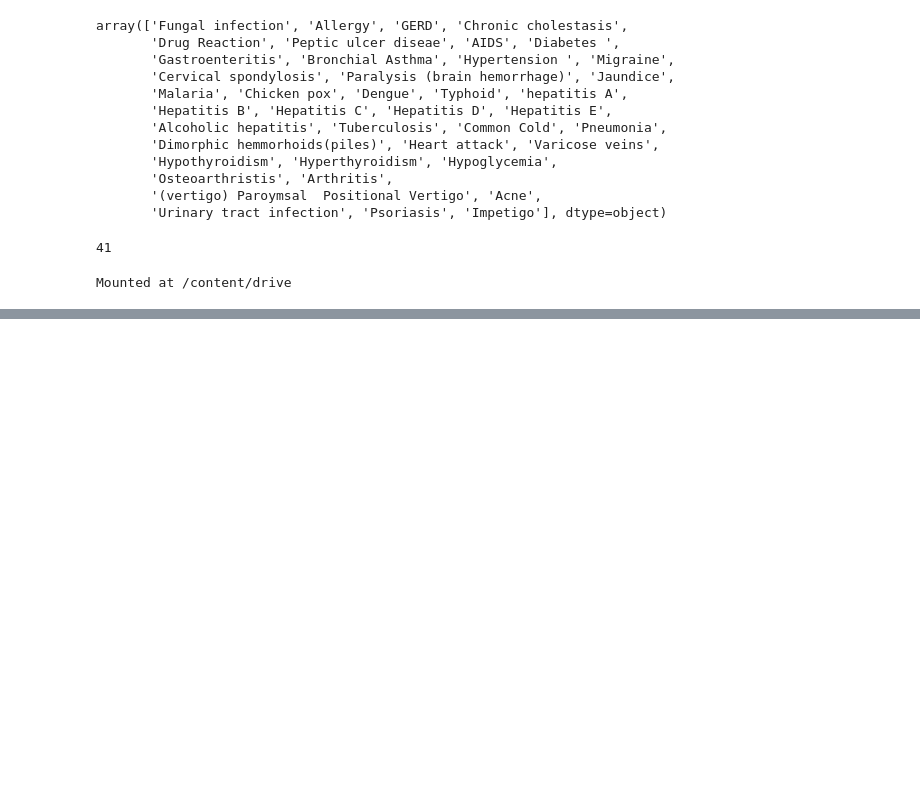
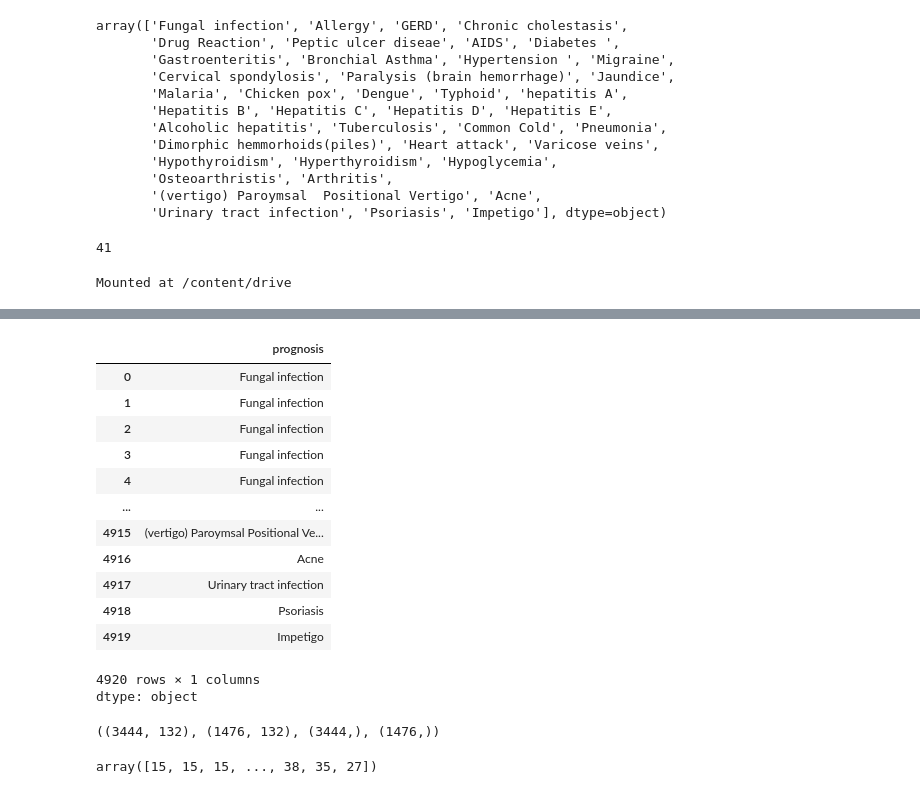
Before and after one commit to Yami6575/AI_Doctor, a Jupyter notebook: Machine_Learning_project.ipynb, the cells around one changed output, grey strips where cells are left out. Saved outputs shown, nothing was run; the diff lists cells and outputs as text; code cells hidden in the pictures; blank space fills up the shorter version.

```diff
--- a/Machine_Learning_project.ipynb
+++ b/Machine_Learning_project.ipynb
@@ -82,0 +102,17 @@ SyntaxError: invalid syntax (<ipython-input-1-362baef9b84b>, line 1)
+# %%
+y
+# %% [output]
+|  | prognosis |
+| 0 | Fungal infection |
+| 1 | Fungal infection |
+| 2 | Fungal infection |
+| 3 | Fungal infection |
+| 4 | Fungal infection |
+| ... | ... |
+| 4915 | (vertigo) Paroymsal Positional Ve... |
+| 4916 | Acne |
+| 4917 | Urinary tract infection |
+| 4918 | Psoriasis |
+| 4919 | Impetigo |
+4920 rows × 1 columns
+dtype: object
@@ -82,0 +121,4 @@ SyntaxError: invalid syntax (<ipython-input-1-362baef9b84b>, line 1)
+# %%
+X_train.shape,X_test.shape,y_train.shape,y_test.shape
+# %% [output]
+((3444, 132), (1476, 132), (3444,), (1476,))
@@ -82,0 +128,4 @@ SyntaxError: invalid syntax (<ipython-input-1-362baef9b84b>, line 1)
+# %%
+Y
+# %% [output]
+array([15, 15, 15, ..., 38, 35, 27])
```
Also changed, not shown: parts of 11 cells of this notebook.
